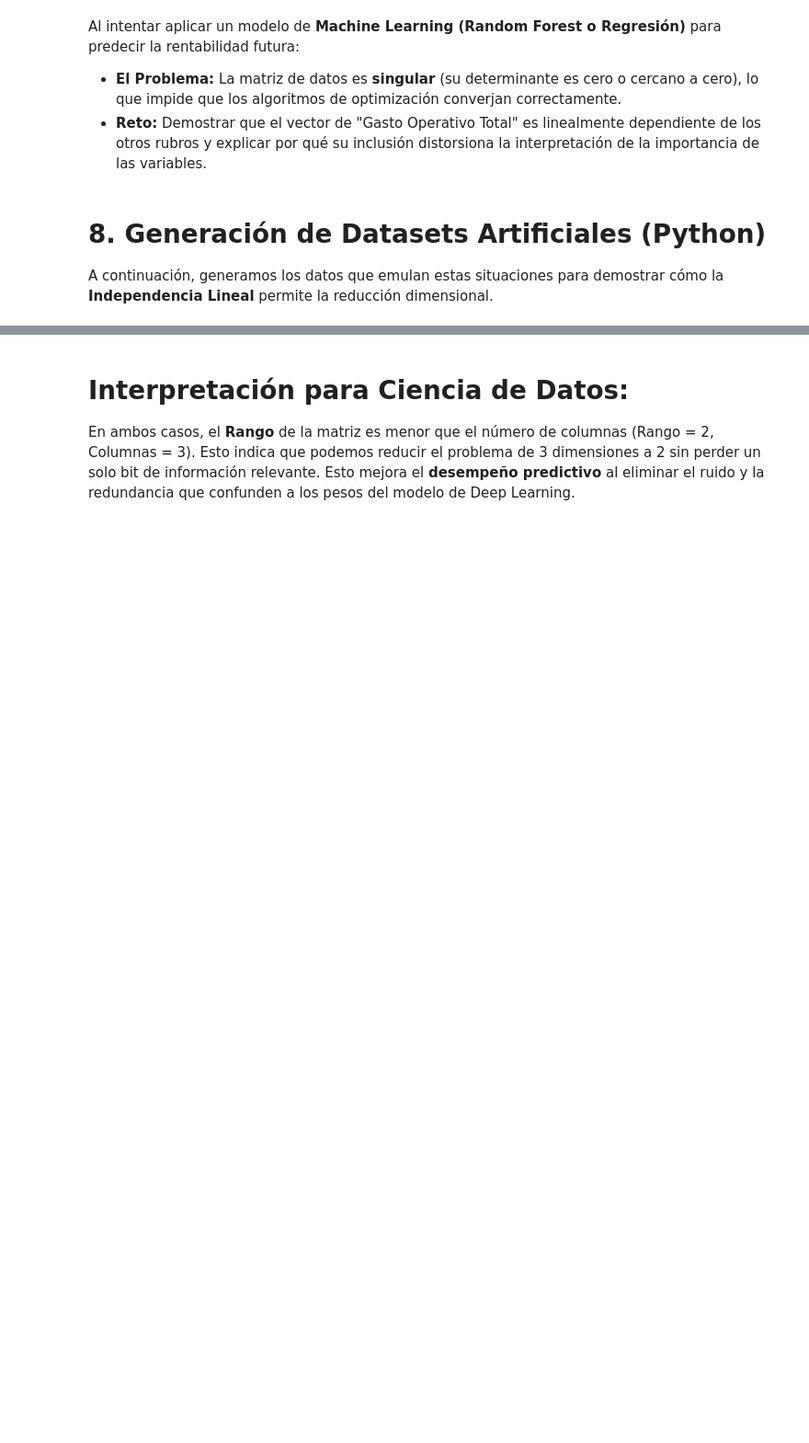
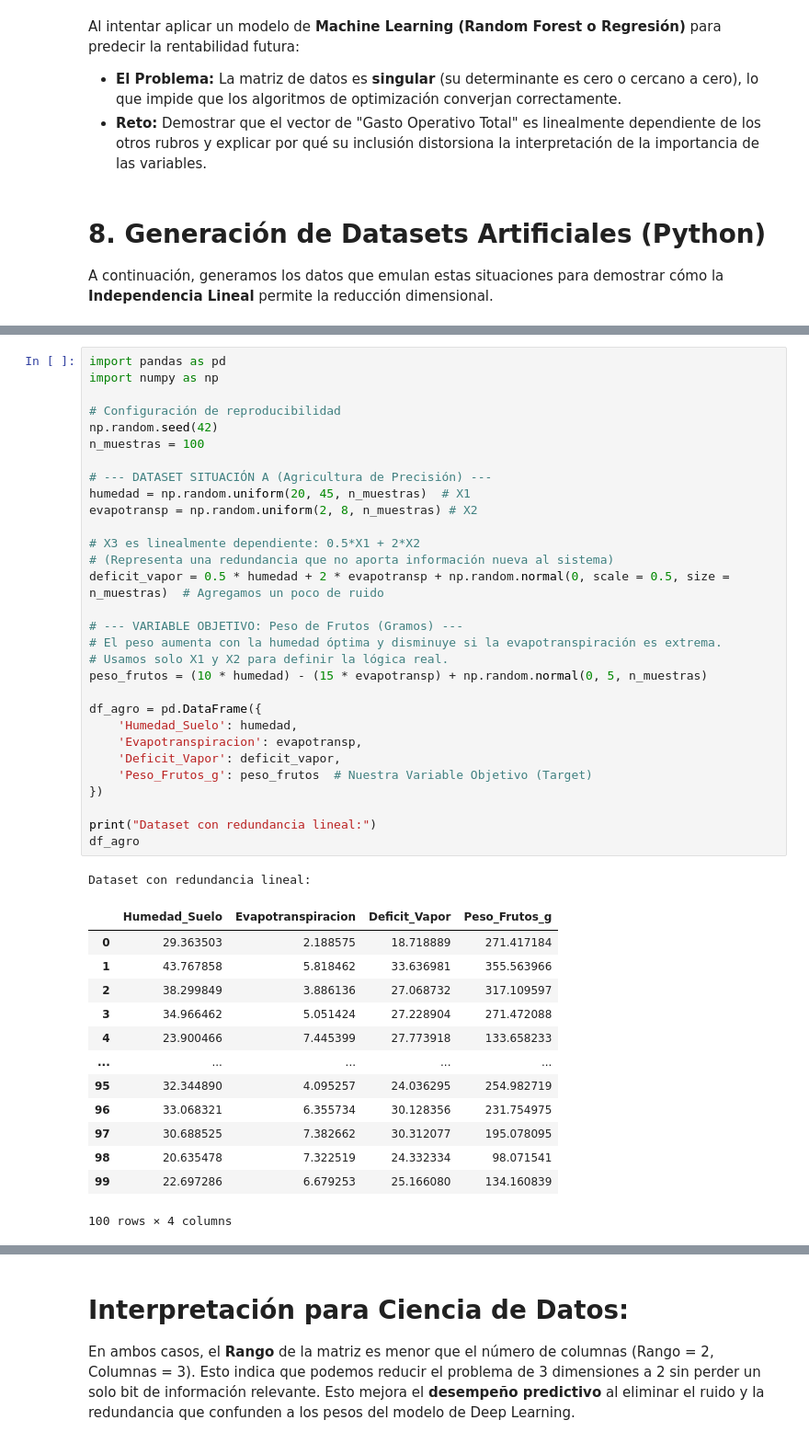
Before and after one commit to marco-canas/linear_algebra, a Jupyter notebook: 7_curso_algebra_lineal_agro_python_datos/04_modulo/dependencia_independencia_lineal.ipynb, the cells around one changed output, grey strips where cells are left out. Shown at 92% size. Saved outputs shown, nothing was run; the diff lists cells and outputs as text; blank space fills up the shorter version.

```diff
--- a/7_curso_algebra_lineal_agro_python_datos/04_modulo/dependencia_independencia_lineal.ipynb
+++ b/7_curso_algebra_lineal_agro_python_datos/04_modulo/dependencia_independencia_lineal.ipynb
@@ -352,0 +320,45 @@ Resultado: Hay Dependencia Lineal (Redundancia detectada).
+# %%
+import pandas as pd
+import numpy as np
+
+# Configuración de reproducibilidad
+np.random.seed(42)
+n_muestras = 100
+
+# --- DATASET SITUACIÓN A (Agricultura de Precisión) ---
+humedad = np.random.uniform(20, 45, n_muestras)  # X1
+evapotransp = np.random.uniform(2, 8, n_muestras) # X2
+
+# X3 es linealmente dependiente: 0.5*X1 + 2*X2
+# (Representa una redundancia que no aporta información nueva al sistema)
+deficit_vapor = 0.5 * humedad + 2 * evapotransp + np.random.normal(0, scale = 0.5, size = n_muestras)  # Agregamos un poco de ruido
+
+# --- VARIABLE OBJETIVO: Peso de Frutos (Gramos) ---
+# El peso aumenta con la humedad óptima y disminuye si la evapotranspiración es extrema.
+# Usamos solo X1 y X2 para definir la lógica real.
+peso_frutos = (10 * humedad) - (15 * evapotransp) + np.random.normal(0, 5, n_muestras)
+
+df_agro = pd.DataFrame({
+    'Humedad_Suelo': humedad,
+    'Evapotranspiracion': evapotransp,
+    'Deficit_Vapor': deficit_vapor,
+    'Peso_Frutos_g': peso_frutos  # Nuestra Variable Objetivo (Target)
+})
+
+print("Dataset con redundancia lineal:")
+df_agro
+# %% [output]
+Dataset con redundancia lineal:
+|  | Humedad_Suelo | Evapotranspiracion | Deficit_Vapor | Peso_Frutos_g |
+| 0 | 29.363503 | 2.188575 | 18.718889 | 271.417184 |
+| 1 | 43.767858 | 5.818462 | 33.636981 | 355.563966 |
+| 2 | 38.299849 | 3.886136 | 27.068732 | 317.109597 |
+| 3 | 34.966462 | 5.051424 | 27.228904 | 271.472088 |
+| 4 | 23.900466 | 7.445399 | 27.773918 | 133.658233 |
+| ... | ... | ... | ... | ... |
+| 95 | 32.344890 | 4.095257 | 24.036295 | 254.982719 |
+| 96 | 33.068321 | 6.355734 | 30.128356 | 231.754975 |
+| 97 | 30.688525 | 7.382662 | 30.312077 | 195.078095 |
+| 98 | 20.635478 | 7.322519 | 24.332334 | 98.071541 |
+| 99 | 22.697286 | 6.679253 | 25.166080 | 134.160839 |
+100 rows × 4 columns
```
Also changed, not shown: parts of 47 cells of this notebook.
